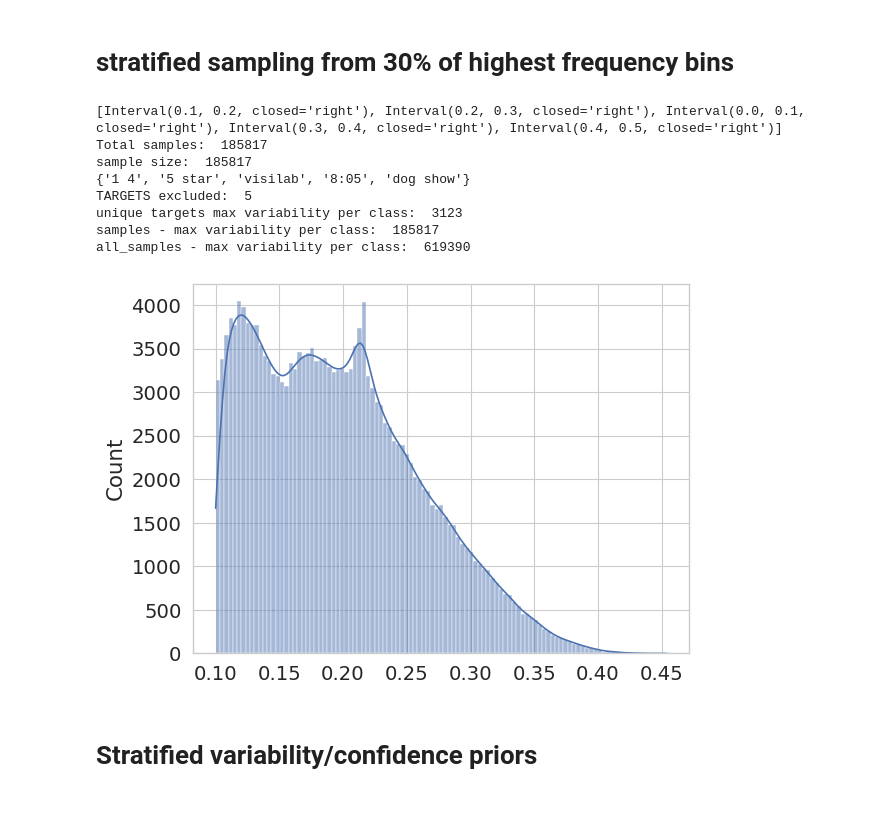
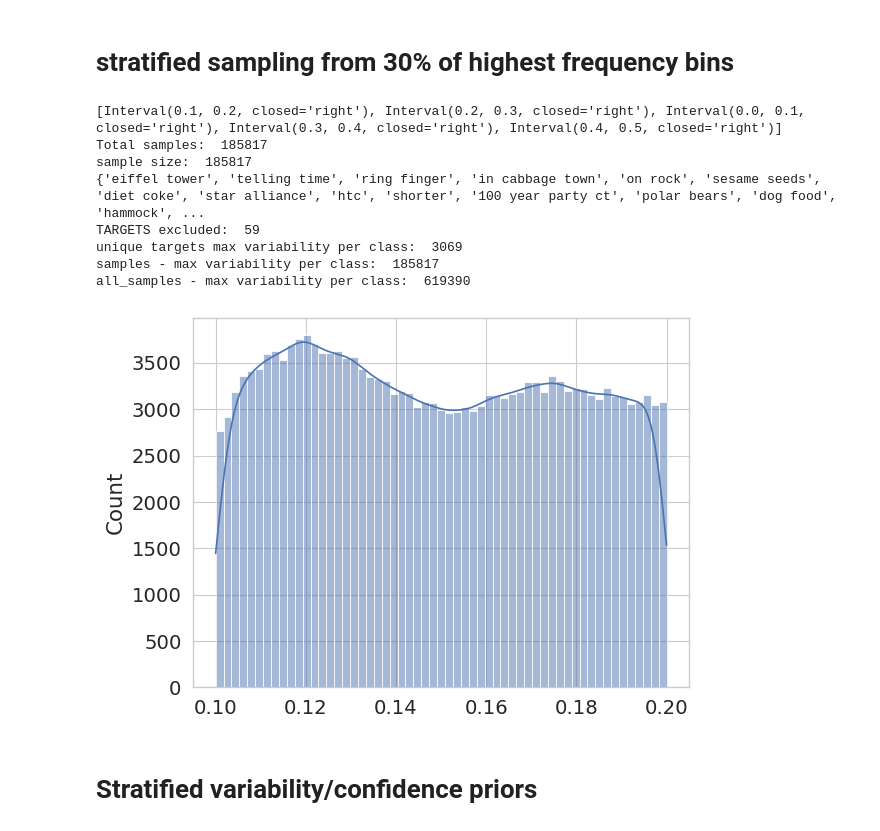
Before and after one commit to jr4fs/vl-pretraining, a Jupyter notebook: src/dataset_selection/sampling/stratified_beta_sampling.ipynb, the cells around one changed output. Cells and saved outputs as stored; diff of their text form; code cells hidden in the pictures.

Commit message:
sampling stats :

```diff
--- a/src/dataset_selection/sampling/stratified_beta_sampling.ipynb
+++ b/src/dataset_selection/sampling/stratified_beta_sampling.ipynb
@@ -406,23 +406,23 @@ def stratified_beta_multilabel_middle(df, lower, upper, model, training_budget,
 # %%
 
 sampling_dataset = 'multilabel_full'
 sampling_model = 'LXR111'
 
 
 base_path = '../../../snap/vqa/lxr111_multilabel_full_run_3/'
 df = pd.read_pickle(base_path+"datamap_metrics.pkl")
 
-stratified_beta_multilabel_middle(df, 0.1, 0.5, sampling_model, 30, dataset=sampling_dataset)
+stratified_beta_multilabel_middle(df, 0.1, 0.2, sampling_model, 30, dataset=sampling_dataset)
 # %% [output]
 [Interval(0.1, 0.2, closed='right'), Interval(0.2, 0.3, closed='right'), Interval(0.0, 0.1, closed='right'), Interval(0.3, 0.4, closed='right'), Interval(0.4, 0.5, closed='right')]
 Total samples:  185817
 sample size:  185817
-{'1 4', '5 star', 'visilab', '8:05', 'dog show'}
-TARGETS excluded:  5
-unique targets max variability per class:  3123
+{'eiffel tower', 'telling time', 'ring finger', 'in cabbage town', 'on rock', 'sesame seeds', 'diet coke', 'star alliance', 'htc', 'shorter', '100 year party ct', 'polar bears', 'dog food', 'hammock', ...
+TARGETS excluded:  59
+unique targets max variability per class:  3069
 samples - max variability per class:  185817
 all_samples - max variability per class:  619390
-[figure, old version]
+[figure, new version]
 # %% [markdown]
 # Stratified variability/confidence priors
 # %%
```
Also changed, not shown: 4 other files.
